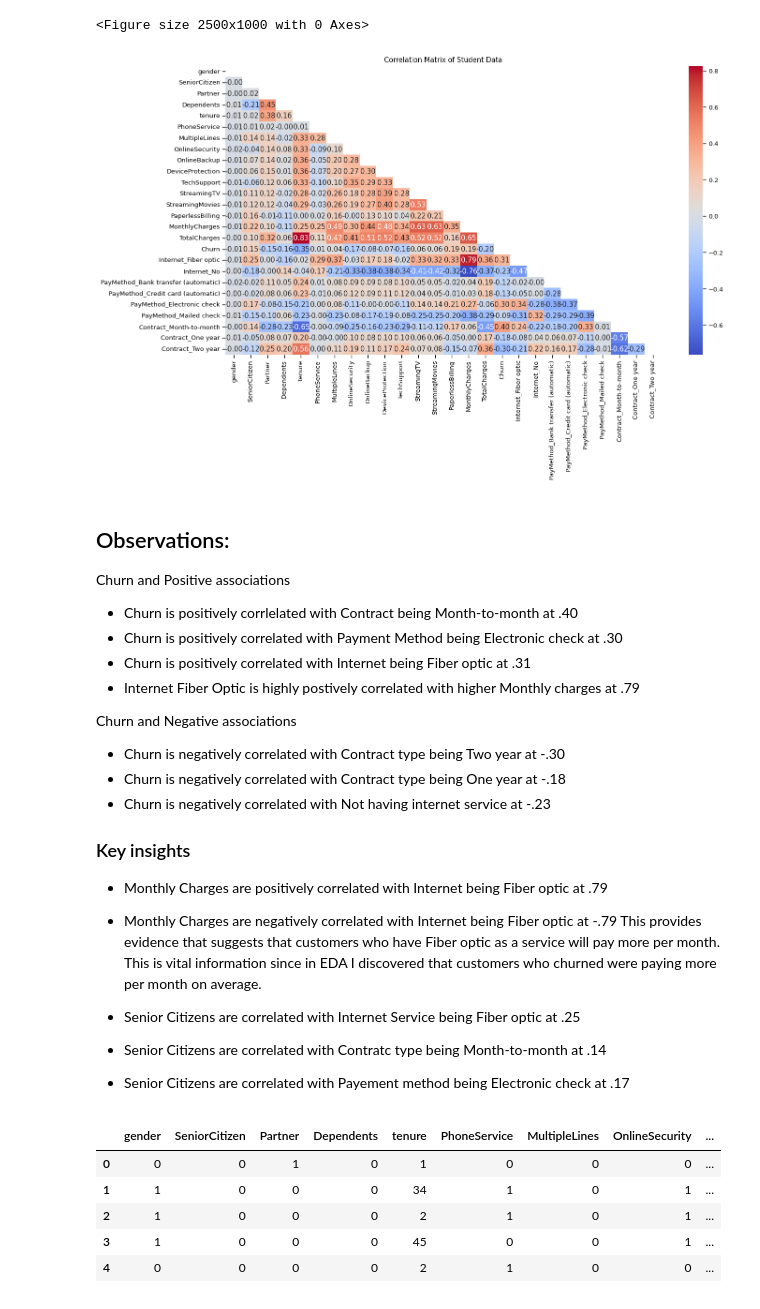
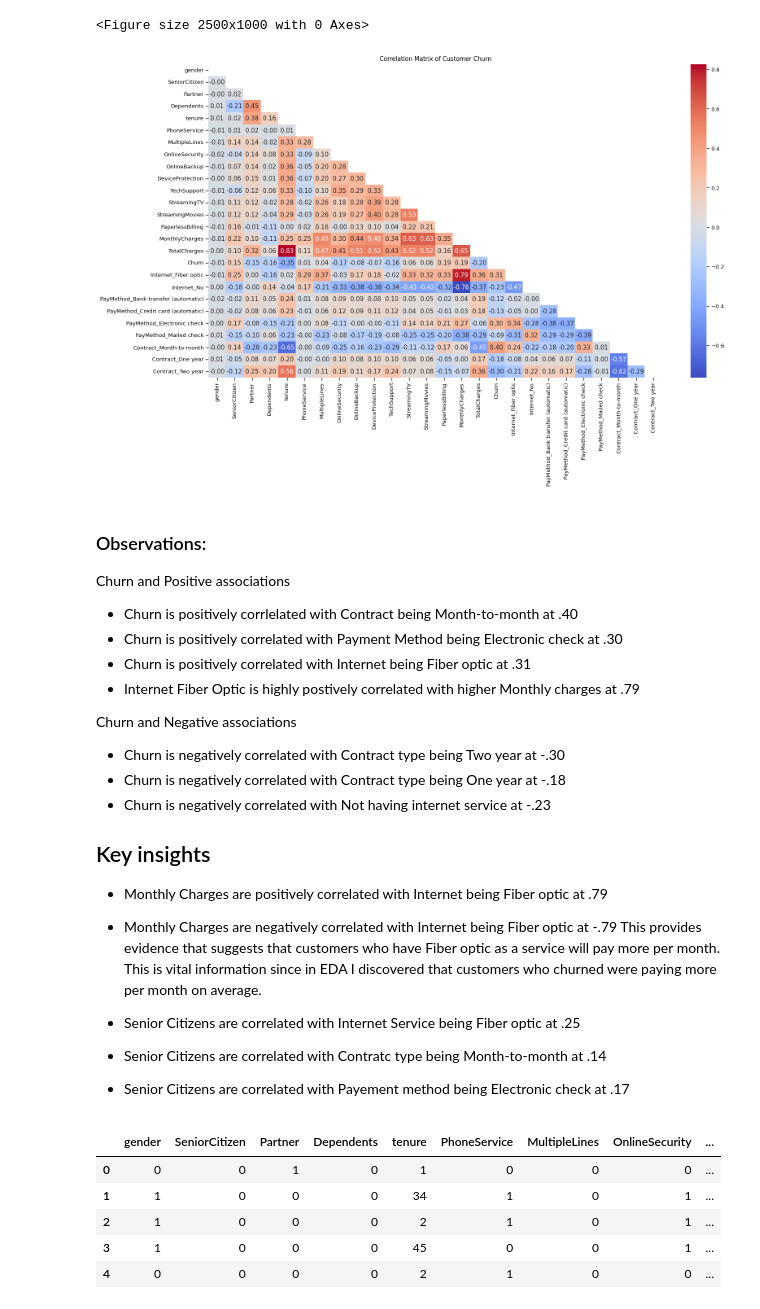
Before and after one commit to Xninety-nine/Springboard, a Jupyter notebook: Churn.ipynb, the cells around one changed output. Drawn from its saved outputs; the diff is of its cells as text; code cells hidden in the pictures.

```diff
--- a/Churn.ipynb
+++ b/Churn.ipynb
@@ -1268,19 +1210,19 @@ mask = np.triu(np.ones_like(correlation_matrix, dtype=bool))
 <Figure size 2500x1000 with 0 Axes>
 # %%
 #Plot the Correlation Matrix
-plt.figure(figsize=(15, 8))
+plt.figure(figsize=(18, 10))
 
 #Mask to truncate heatmap to reduce reduncancy of data visulaization.
 mask = np.triu(np.ones_like(correlation_matrix, dtype=bool))
 
 sns.heatmap(correlation_matrix, annot=True, cmap='coolwarm',fmt=".2f", mask=mask)
-plt.title('Correlation Matrix of Student Data')
+plt.title('Correlation Matrix of Customer Churn')
 
 plt.show()
 # %% [output]
-[figure, old version]
+[figure, new version]
 # %% [markdown]
-## Observations:
+### Observations:
 Churn and Positive associations
 
 - Churn is positively corrlelated with Contract being Month-to-month at .40
@@ -1295,7 +1237,7 @@ Churn and Negative associations
 - Churn is negatively correlated with Not having internet service at -.23
 
 
-### Key insights
+## Key insights
 - Monthly Charges are positively correlated with Internet being Fiber optic at .79
 - Monthly Charges are negatively correlated with Internet being Fiber optic at -.79
 This provides evidence that suggests that customers who have Fiber optic as a service will pay more per month. This is vital information since in EDA I discovered that customers who churned were paying more per month on average.
```
Also changed, not shown: parts of 13 cells of this notebook.
